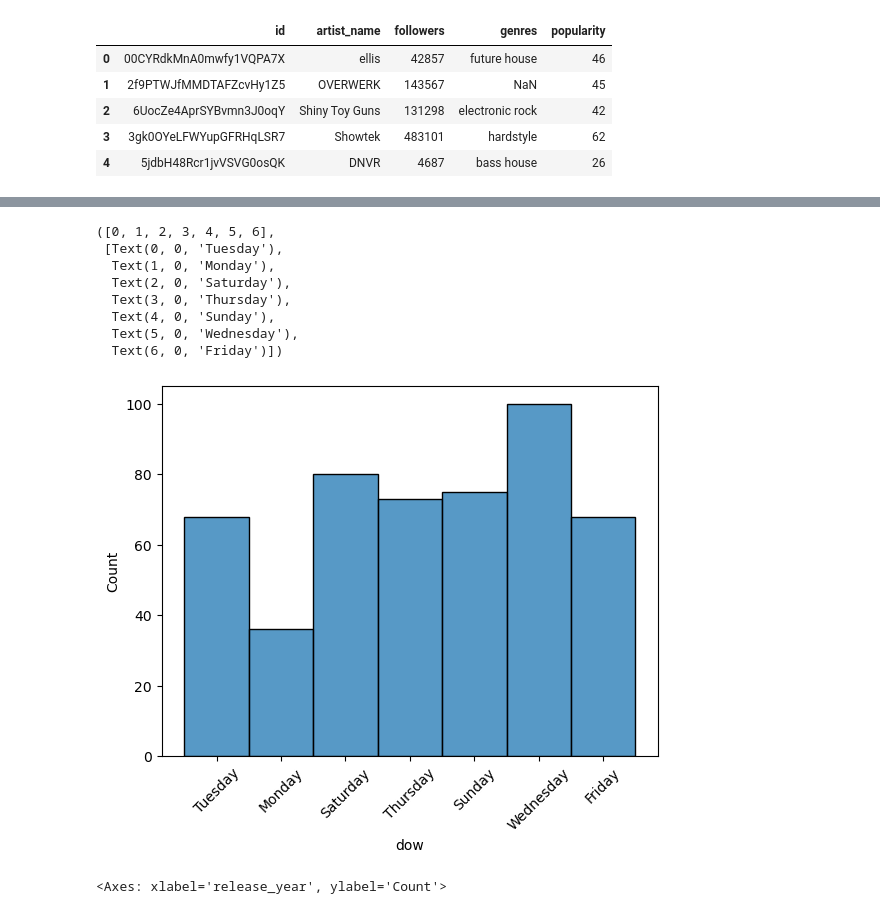
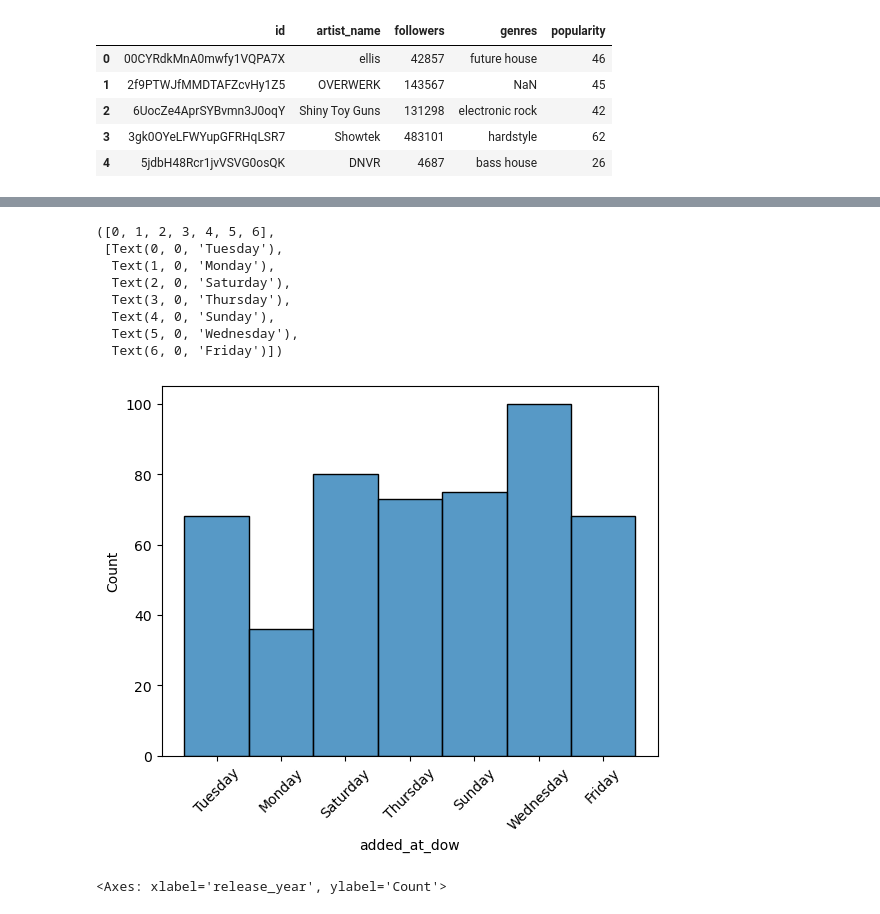
Before and after one commit to jacqhorizon/spotify-data-analysis, a Jupyter notebook: analysis.ipynb, the cells around one changed output, grey strips where cells are left out. Cells and saved outputs as stored; diff of their text form; code cells hidden in the pictures.

```diff
--- a/analysis.ipynb
+++ b/analysis.ipynb
@@ -74,16 +105,16 @@ print(merged_df[merged_df['genres'].isna()]['artist_name'].unique())
 # %%
-sns.histplot(tracks_df['dow'])
+sns.histplot(tracks_df['added_at_dow'])
 plt.xticks(rotation=45)
 # %% [output]
 ([0, 1, 2, 3, 4, 5, 6],
  [Text(0, 0, 'Tuesday'),
   Text(1, 0, 'Monday'),
   Text(2, 0, 'Saturday'),
   Text(3, 0, 'Thursday'),
   Text(4, 0, 'Sunday'),
   Text(5, 0, 'Wednesday'),
   Text(6, 0, 'Friday')])
-[figure, old version]
+[figure, new version]
 # %%
 sns.histplot(merged_df['release_year'])
 # %% [output]
```
Also changed, not shown: parts of 9 cells of this notebook, 2 other files.
